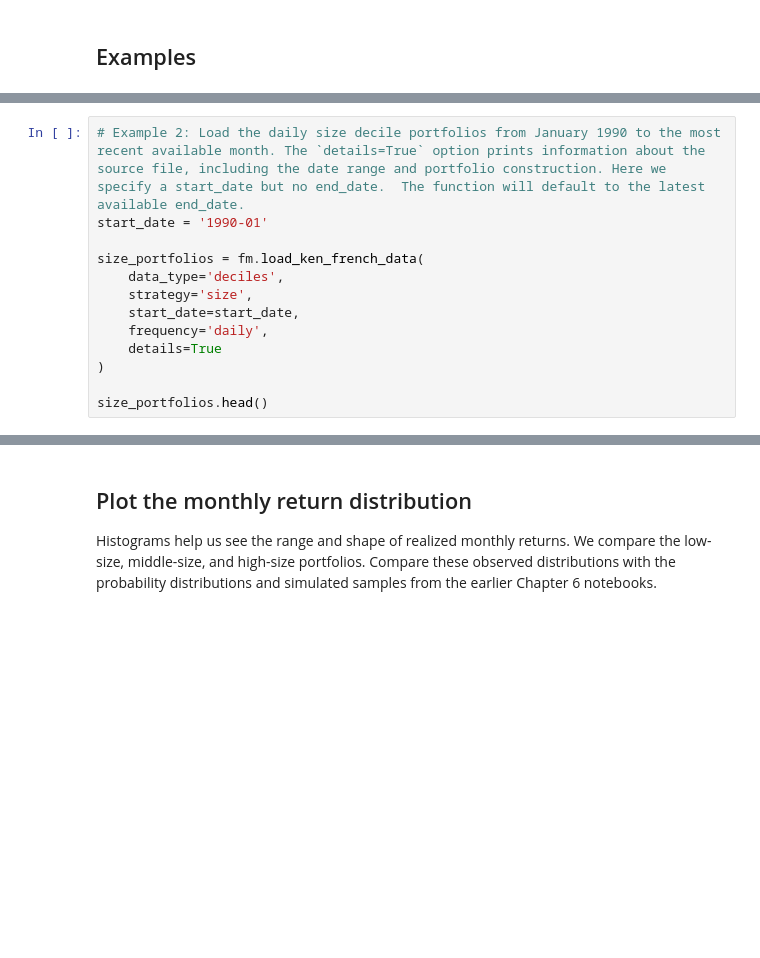
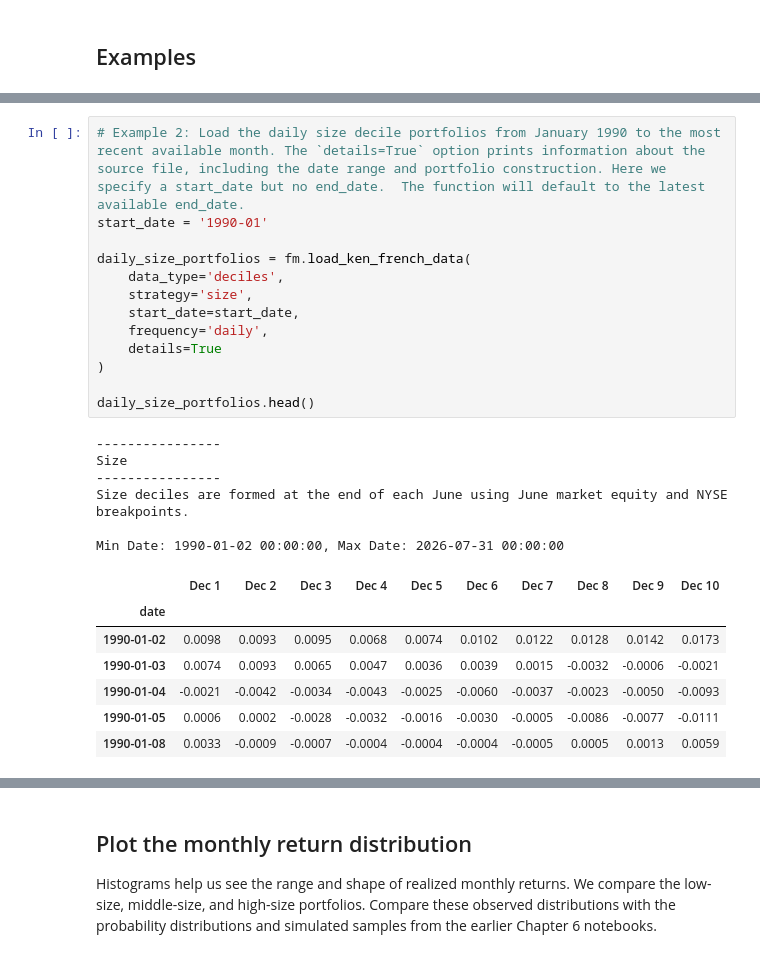
Before and after one commit to boyerb/Investments, a Jupyter notebook: Ex06-Ken French_Portfolio_Returns.ipynb, the cells around one changed output, grey strips where cells are left out. Saved outputs shown, nothing was run; the diff lists cells and outputs as text; blank space fills up the shorter version.

```diff
--- a/Ex06-Ken French_Portfolio_Returns.ipynb
+++ b/Ex06-Ken French_Portfolio_Returns.ipynb
@@ -101,16 +118,30 @@ momentum_portfolios.head()
 # %%
 # Example 2: Load the daily size decile portfolios from January 1990 to the most recent available month. The `details=True` option prints information about the source file, including the date range and portfolio construction. Here we specify a start_date but no end_date.  The function will default to the latest available end_date.
 start_date = '1990-01'
 
-size_portfolios = fm.load_ken_french_data(
+daily_size_portfolios = fm.load_ken_french_data(
     data_type='deciles',
     strategy='size',
     start_date=start_date,
     frequency='daily',
     details=True
 )
 
-size_portfolios.head()
+daily_size_portfolios.head()
+# %% [output]
+----------------
+Size
+----------------
+Size deciles are formed at the end of each June using June market equity and NYSE breakpoints.
+
+Min Date: 1990-01-02 00:00:00, Max Date: 2026-07-31 00:00:00
+|  | Dec 1 | Dec 2 | Dec 3 | Dec 4 | Dec 5 | Dec 6 | Dec 7 | Dec 8 | Dec 9 | Dec 10 |
+| date |  |  |  |  |  |  |  |  |  |  |
+| 1990-01-02 | 0.0098 | 0.0093 | 0.0095 | 0.0068 | 0.0074 | 0.0102 | 0.0122 | 0.0128 | 0.0142 | 0.0173 |
+| 1990-01-03 | 0.0074 | 0.0093 | 0.0065 | 0.0047 | 0.0036 | 0.0039 | 0.0015 | -0.0032 | -0.0006 | -0.0021 |
+| 1990-01-04 | -0.0021 | -0.0042 | -0.0034 | -0.0043 | -0.0025 | -0.0060 | -0.0037 | -0.0023 | -0.0050 | -0.0093 |
+| 1990-01-05 | 0.0006 | 0.0002 | -0.0028 | -0.0032 | -0.0016 | -0.0030 | -0.0005 | -0.0086 | -0.0077 | -0.0111 |
+| 1990-01-08 | 0.0033 | -0.0009 | -0.0007 | -0.0004 | -0.0004 | -0.0004 | -0.0005 | 0.0005 | 0.0013 | 0.0059 |
 # %%
 # Example 3: Load all available monthly equal book-to-market quintile returns for portfolios 1 and 5
 bm_portfolios = fm.load_ken_french_data(
```
Also changed, not shown: parts of 12 cells of this notebook, 1 other file.
